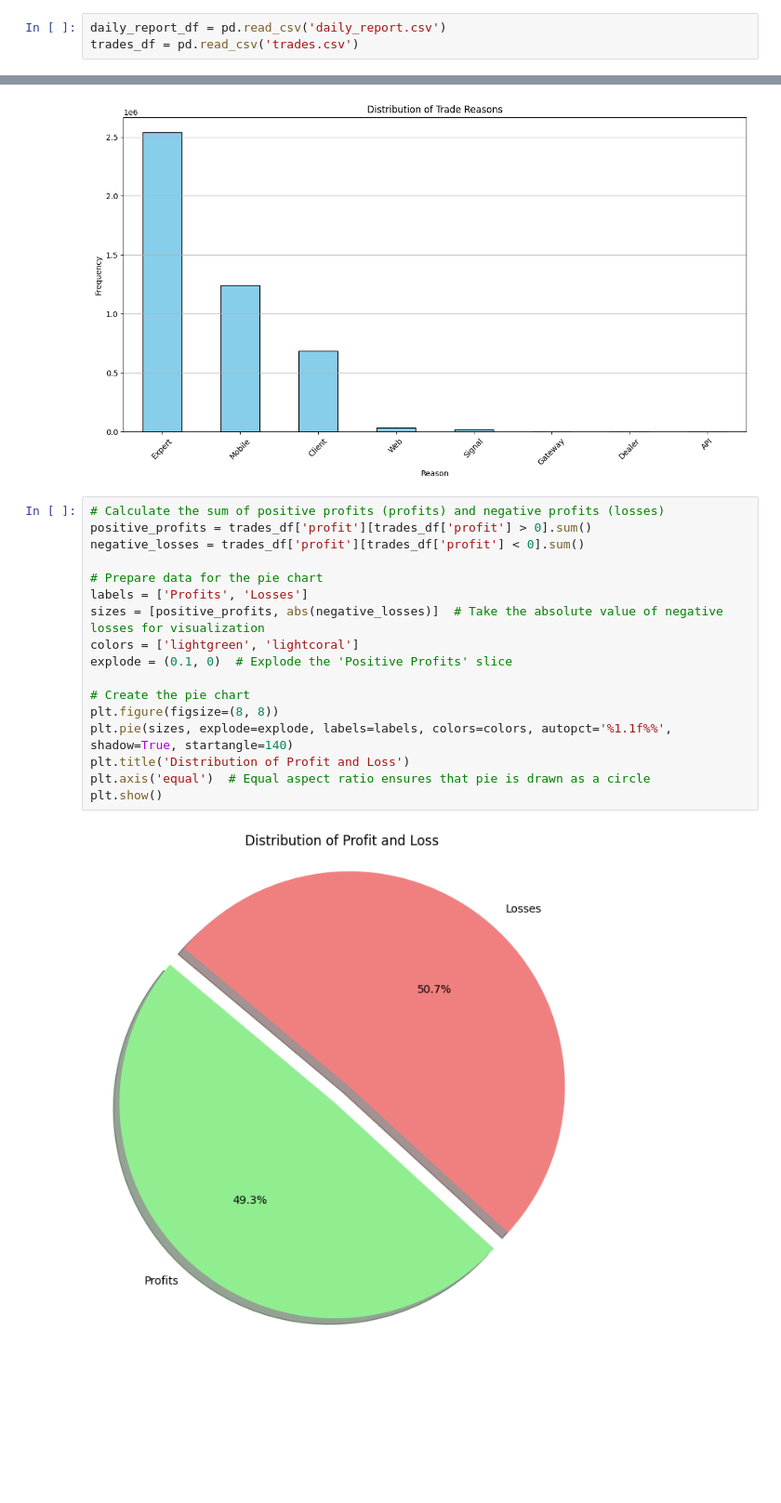
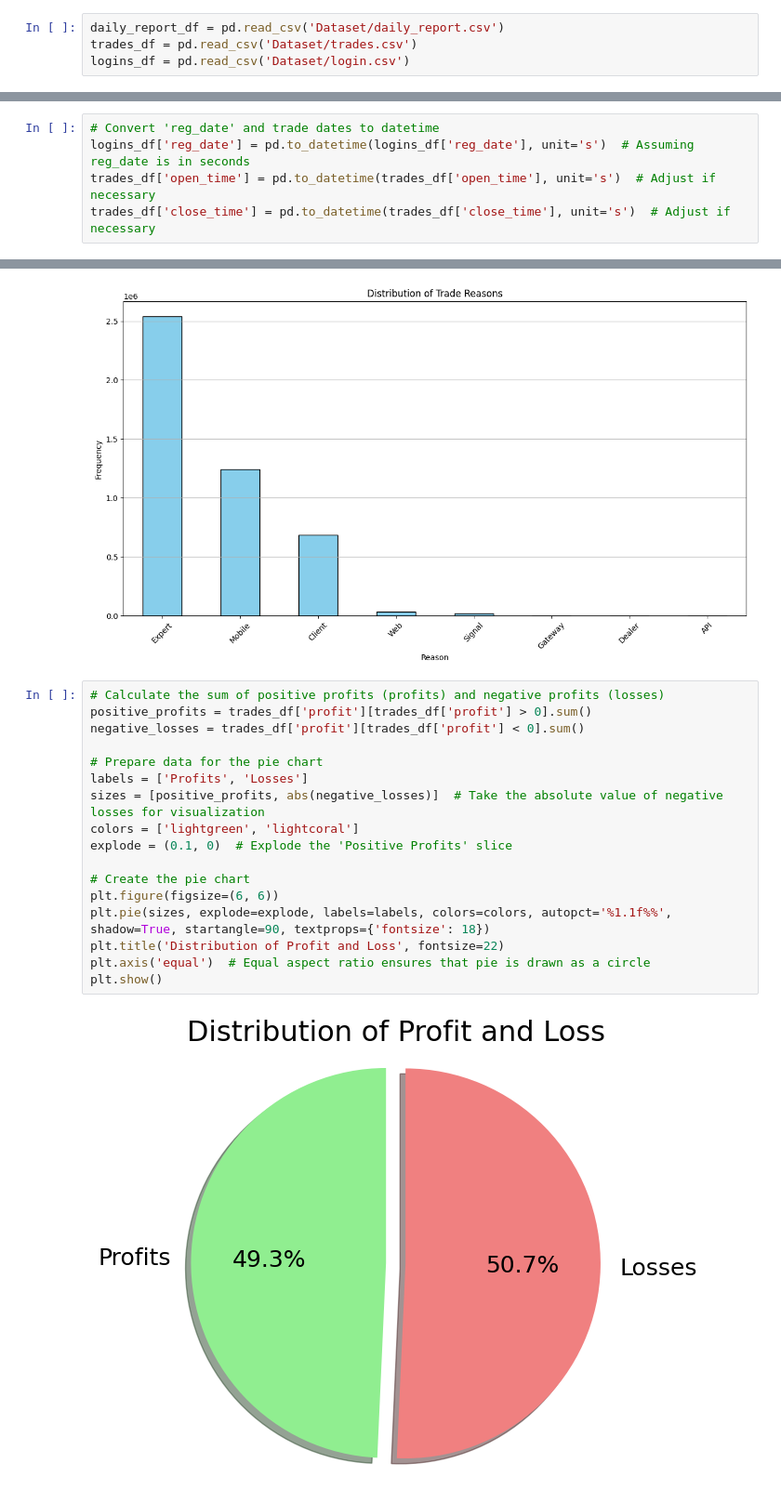
Before and after one commit to CommonCrayon/CapstoneProject, a Jupyter notebook: Capstone_EDA_Joel.ipynb, the cells around one changed output, grey strips where cells are left out. Shown at 93% size. Cells and saved outputs as stored; diff of their text form; blank space fills up the shorter version.

```diff
--- a/Capstone_EDA_Joel.ipynb
+++ b/Capstone_EDA_Joel.ipynb
@@ -27,3 +6,4 @@ ls
 # %%
-daily_report_df = pd.read_csv('daily_report.csv')
-trades_df = pd.read_csv('trades.csv')
+daily_report_df = pd.read_csv('Dataset/daily_report.csv')
+trades_df = pd.read_csv('Dataset/trades.csv')
+logins_df = pd.read_csv('Dataset/login.csv')
@@ -90,0 +35,5 @@ plt.show()
+# %%
+# Convert 'reg_date' and trade dates to datetime
+logins_df['reg_date'] = pd.to_datetime(logins_df['reg_date'], unit='s')  # Assuming reg_date is in seconds
+trades_df['open_time'] = pd.to_datetime(trades_df['open_time'], unit='s')  # Adjust if necessary
+trades_df['close_time'] = pd.to_datetime(trades_df['close_time'], unit='s')  # Adjust if necessary
@@ -206,20 +201,20 @@ plt.show()
 # %%
 # Calculate the sum of positive profits (profits) and negative profits (losses)
 positive_profits = trades_df['profit'][trades_df['profit'] > 0].sum()
 negative_losses = trades_df['profit'][trades_df['profit'] < 0].sum()
 
 # Prepare data for the pie chart
 labels = ['Profits', 'Losses']
 sizes = [positive_profits, abs(negative_losses)]  # Take the absolute value of negative losses for visualization
 colors = ['lightgreen', 'lightcoral']
 explode = (0.1, 0)  # Explode the 'Positive Profits' slice
 
 # Create the pie chart
-plt.figure(figsize=(8, 8))
-plt.pie(sizes, explode=explode, labels=labels, colors=colors, autopct='%1.1f%%', shadow=True, startangle=140)
-plt.title('Distribution of Profit and Loss')
+plt.figure(figsize=(6, 6))
+plt.pie(sizes, explode=explode, labels=labels, colors=colors, autopct='%1.1f%%', shadow=True, startangle=90, textprops={'fontsize': 18})
+plt.title('Distribution of Profit and Loss', fontsize=22)
 plt.axis('equal')  # Equal aspect ratio ensures that pie is drawn as a circle
 plt.show()
 # %% [output]
-[figure, old version]
+[figure, new version]
 # %%
```
Also changed, not shown: parts of 11 cells of this notebook.
